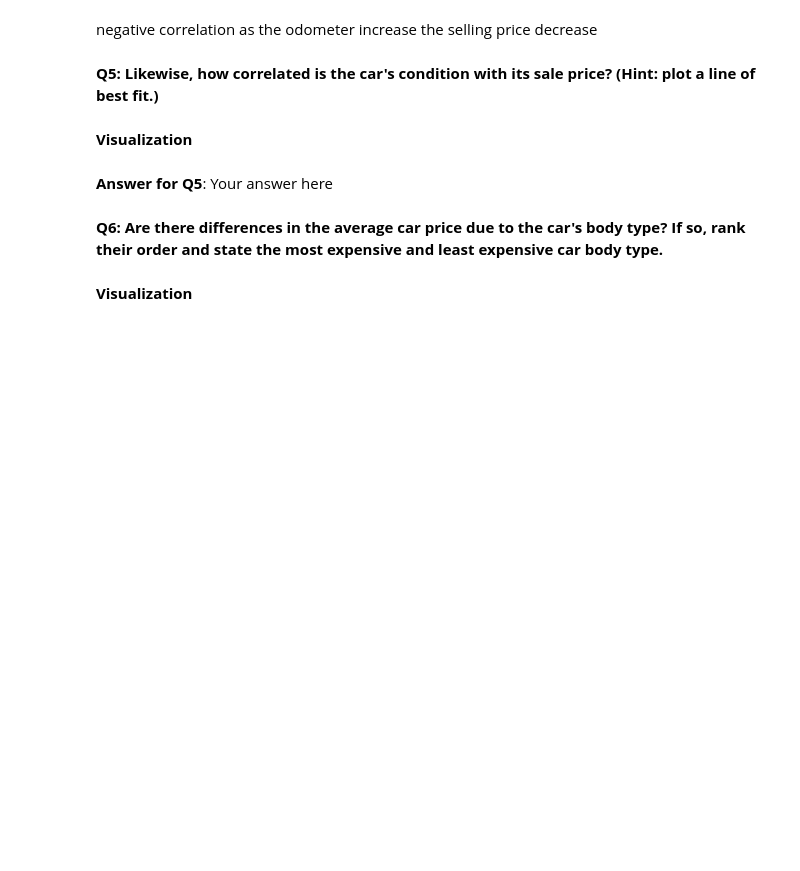
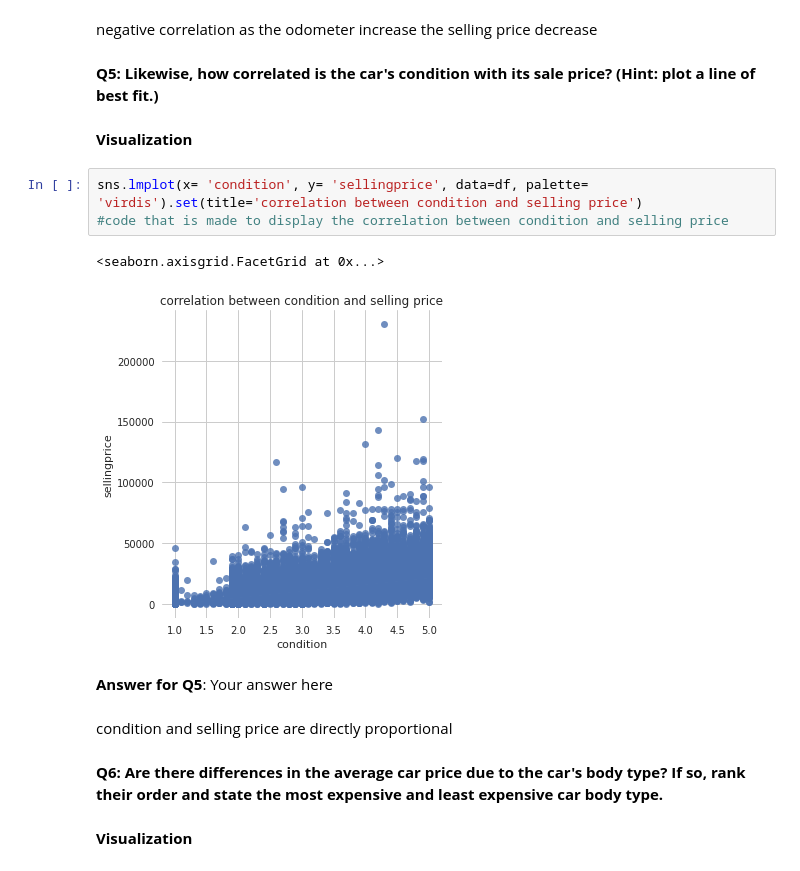
Before and after one commit to karimayman10/Test, a Jupyter notebook: Regression_Mini-Project.ipynb, the cells around one changed output. Saved outputs shown, nothing was run; the diff lists cells and outputs as text; blank space fills up the shorter version.

```diff
--- a/Regression_Mini-Project.ipynb
+++ b/Regression_Mini-Project.ipynb
@@ -313,8 +338,16 @@ negative correlation as the odometer increase the selling price decrease
 **Q5: Likewise, how correlated is the car's condition with its sale price? (Hint: plot a line of best fit.)**
 # %% [markdown]
 **Visualization**
+# %%
+sns.lmplot(x= 'condition', y= 'sellingprice', data=df, palette= 'virdis').set(title='correlation between condition and selling price')
+#code that is made to display the correlation between condition and selling price
+# %% [output]
+<seaborn.axisgrid.FacetGrid at 0x...>
+[figure, added]
 # %% [markdown]
 **Answer for Q5**: Your answer here
+# %% [markdown]
+condition and selling price are directly proportional
 # %% [markdown]
 **Q6: Are there differences in the average car price due to the car's body type? If so, rank their order and state the most expensive and least expensive car body type.**
 # %% [markdown]
```
Also changed, not shown: parts of 23 cells of this notebook.
